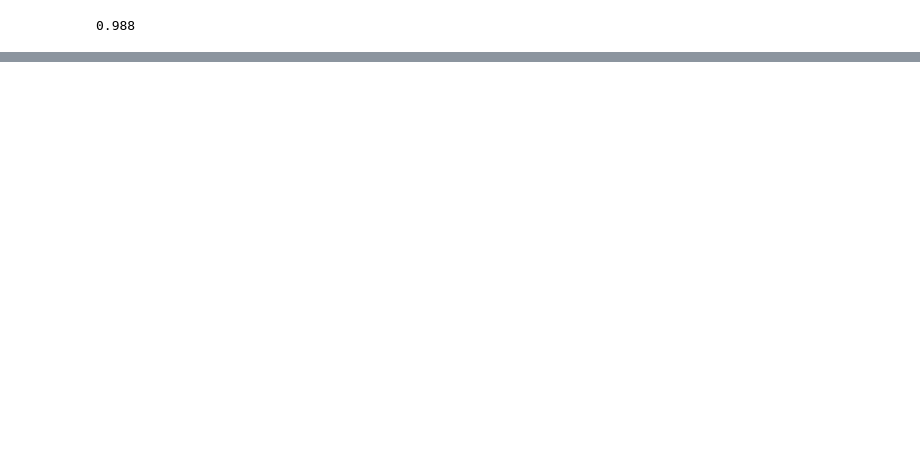
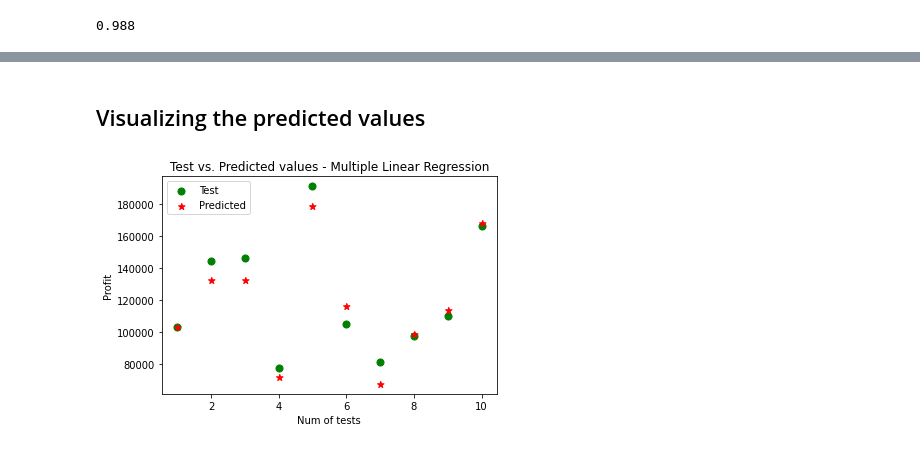
Before and after one commit to gabrielborja/machine_learning, a Jupyter notebook: 02_linear_regression_models.ipynb, the cells around one changed output, grey strips where cells are left out. Drawn from its saved outputs; the diff is of its cells as text; code cells hidden in the pictures; blank space fills up the shorter version.

```diff
--- a/02_linear_regression_models.ipynb
+++ b/02_linear_regression_models.ipynb
@@ -85,0 +185,6 @@ round(regressor1.score(X_test, y_test), 3)
+# %%
+#Applying One Hot Encoding to categorical features
+from sklearn.preprocessing import OneHotEncoder
+from sklearn.compose import ColumnTransformer
+ct2 = ColumnTransformer(transformers=[('encoder', OneHotEncoder(), [3])], remainder='passthrough')
+X = np.array(ct2.fit_transform(X))
@@ -85,0 +202,4 @@ round(regressor1.score(X_test, y_test), 3)
+# %%
+#Splitting between train and test sets
+from sklearn.model_selection import train_test_split
+X_train, X_test, y_train, y_test = train_test_split(X, y, test_size=0.2, random_state=0)
@@ -85,0 +208,5 @@ round(regressor1.score(X_test, y_test), 3)
+# %%
+#Training the multiple linear regression model
+from sklearn.linear_model import LinearRegression
+regressor2 = LinearRegression()
+regressor2.fit(X_train, y_train)
@@ -85,0 +217,6 @@ round(regressor1.score(X_test, y_test), 3)
+# %%
+#Predicting the test sets results
+y_pred = regressor2.predict(X_test)
+df2_pred = pd.DataFrame(data={'y_test': y_test, 'y_pred': y_pred})
+df2_pred = df2_pred.assign(perc = 1-(df2_pred['y_pred']/df2_pred['y_test']))
+df2_pred
@@ -85,0 +235,13 @@ round(regressor1.score(X_test, y_test), 3)
+# %% [markdown]
+## Visualizing the predicted values
+# %%
+#Plotting the results from the predictions
+plt.scatter(range(1,11), y_test, color='green', s=50, label='Test')
+plt.scatter(range(1,11), y_pred, color='red', s=50, marker=r'$\bigstar$', label='Predicted')
+plt.title(f'Test vs. Predicted values - Multiple Linear Regression')
+plt.xlabel('Num of tests')
+plt.ylabel('Profit')
+plt.legend(loc='upper left')
+plt.show()
+# %% [output]
+[figure, added]
```
Also changed, not shown: parts of 29 cells of this notebook.
